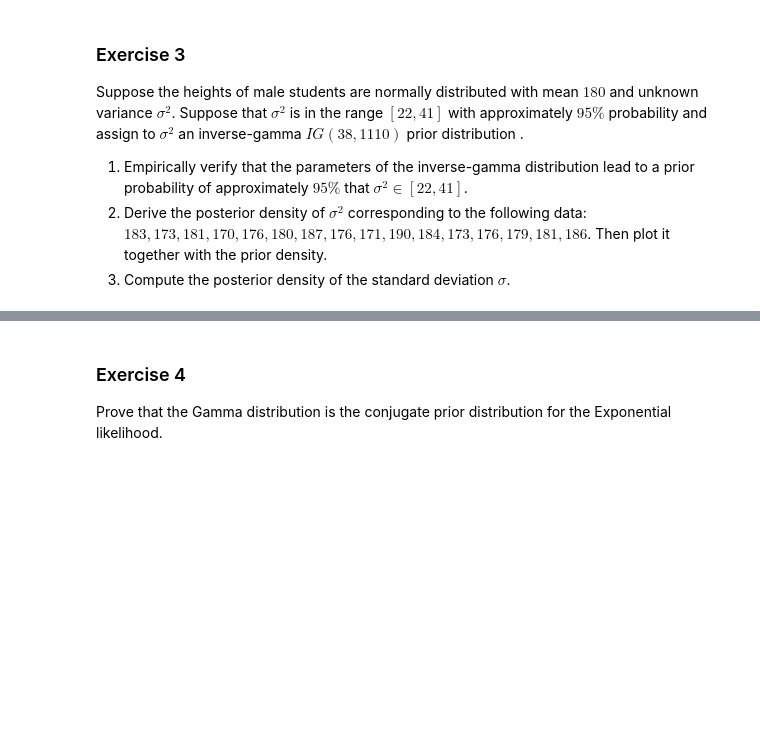
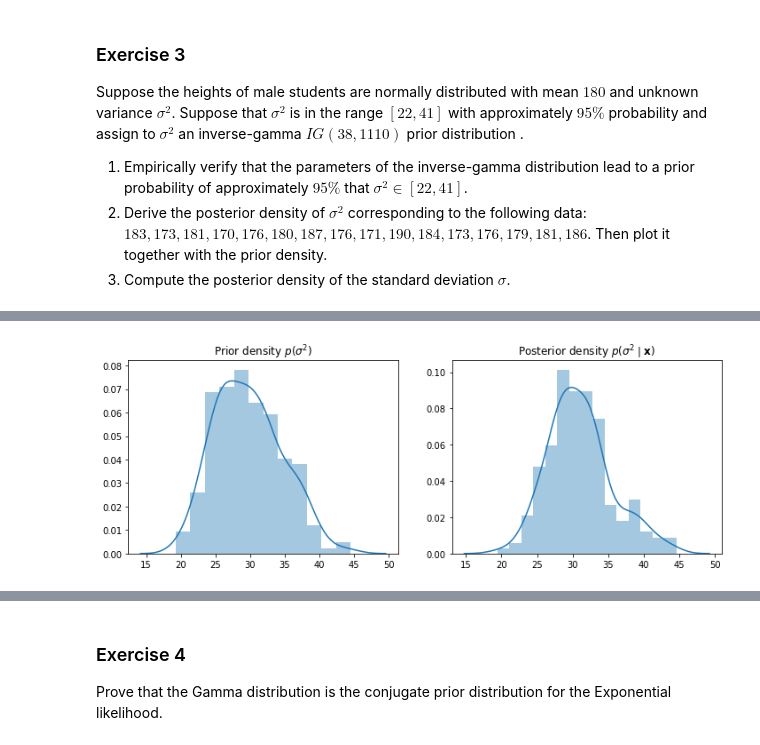
Before and after one commit to AngieC96/statistical-machine-learning, a Jupyter notebook: homeworks/homework_02_SOLVED.ipynb, the cells around one changed output, grey strips where cells are left out. Drawn from its saved outputs; the diff is of its cells as text; code cells hidden in the pictures; blank space fills up the shorter version.

```diff
--- a/homeworks/homework_02_SOLVED.ipynb
+++ b/homeworks/homework_02_SOLVED.ipynb
@@ -124,0 +186,14 @@ Let's define the random variable $H$ that represent the heights of male students
+# %%
+X =  dist.InverseGamma(38, 1110)
+prior_sample = [pyro.sample("n", X) for i in range(200)]
+Y =  dist.InverseGamma(46, 1380)
+posterior_sample = [pyro.sample("m", Y) for i in range(200)]
+
+fig, axes = plt.subplots(1, 2, figsize=(12,4))
+sns.distplot(prior_sample, ax=axes[0])
+sns.distplot(posterior_sample, ax=axes[1])
+axes[0].set_title('Prior density $p(\sigma^2)$')
+axes[1].set_title('Posterior density $p(\sigma^2 \mid \mathbf{x})$')
+plt.show()
+# %% [output]
+[figure, added]
```
Also changed, not shown: parts of 14 cells of this notebook, 1 other file.
